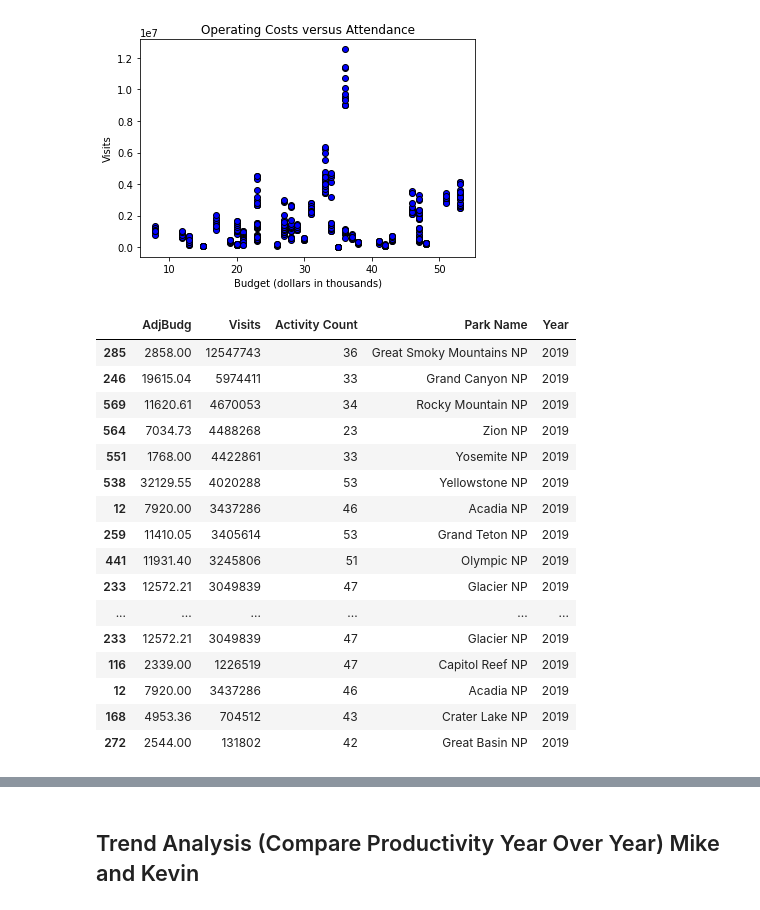
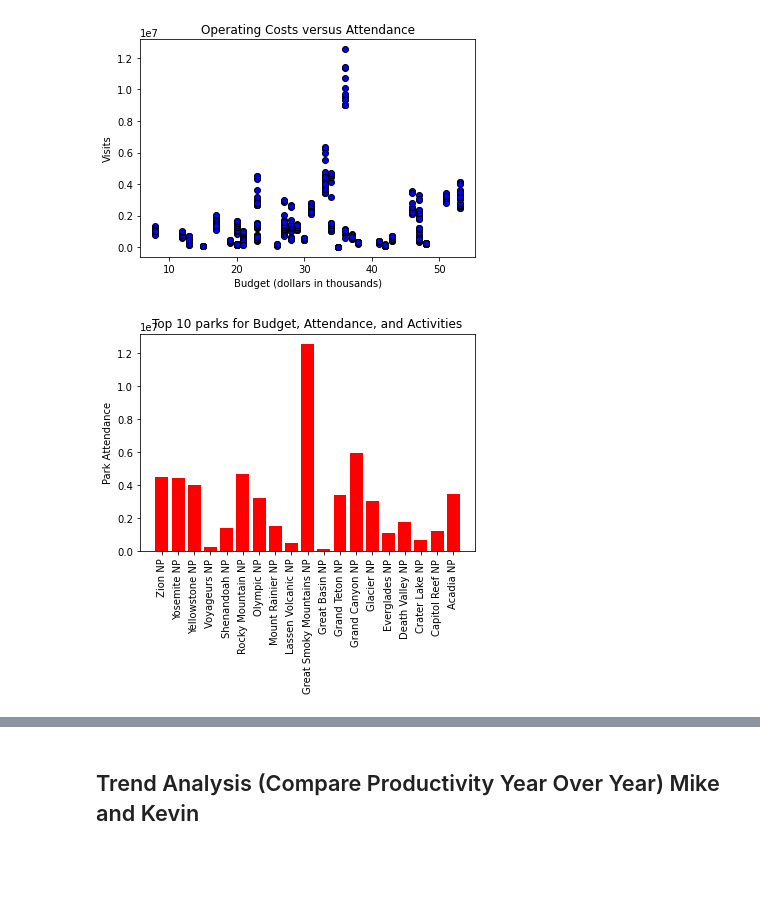
Before and after one commit to mregpala/project-national-park-performance, a Jupyter notebook: NationalParkAnalysis.ipynb, the cells around one changed output, grey strips where cells are left out. Drawn from its saved outputs; the diff is of its cells as text; code cells hidden in the pictures; blank space fills up the shorter version.

Commit message:
Combined Efrain's Data with mine

```diff
--- a/NationalParkAnalysis.ipynb
+++ b/NationalParkAnalysis.ipynb
@@ -610,7 +620,7 @@ fig
 # %% [markdown]
 ## Scater/Line Plots Operating Costs versus Attendance (Ana and Efrain)  Be creative
 # %%
-Analysis=Budget_Attendance_final_df.loc[:,["AdjBudg","Visits","Activity Count", "Park Name", "Year"]]
+Analysis=Budget_Attendance_final_df.loc[:,["AdjBudg(dollars in thousands)","Visits","Activity Count", "Park Name", "Year"]]
 Analysis
 Activity_Count = Analysis["Activity Count"].values.tolist()
 Budget = Analysis["Activity Count"].values.tolist()
@@ -633,25 +643,22 @@ Hist_data
 group=Hist_data.groupby(["Park Name"]).head()
 group
 TopActivities=group.sort_values(by=["Activity Count"],ascending=False).head(10)
-TopCost=group.sort_values(by=["AdjBudg"],ascending=False).head(10)
+TopCost=group.sort_values(by=["AdjBudg(dollars in thousands)"],ascending=False).head(10)
 TopVisit=group.sort_values(by=["Visits"],ascending=False).head(10)
 Histograms  = [TopVisit,TopCost,TopActivities]
 Master_Top_10= pd.concat(Histograms)
+Clean_Master=Master_Top_10.sort_values(by=["Park Name"],ascending=False).drop_duplicates()
+Finalact=Clean_Master["Activity Count"].values.tolist()
+Finalbud=Clean_Master["AdjBudg(dollars in thousands)"].values.tolist()
+Clean_Visit=Clean_Master['Visits'].values.tolist()
+name=Clean_Master['Park Name'].values.tolist()
+data= [[name,Clean_Visit,Finalbud,Finalact]]
+# Clean_Master.plot.bar(title="test").legend(loc=1)
-# %% [output]
-|  | AdjBudg | Visits | Activity Count | Park Name | Year |
-| 285 | 2858.00 | 12547743 | 36 | Great Smoky Mountains NP | 2019 |
-| 246 | 19615.04 | 5974411 | 33 | Grand Canyon NP | 2019 |
-| 569 | 11620.61 | 4670053 | 34 | Rocky Mountain NP | 2019 |
-| 564 | 7034.73 | 4488268 | 23 | Zion NP | 2019 |
-| 551 | 1768.00 | 4422861 | 33 | Yosemite NP | 2019 |
-| 538 | 32129.55 | 4020288 | 53 | Yellowstone NP | 2019 |
-| 12 | 7920.00 | 3437286 | 46 | Acadia NP | 2019 |
-| 259 | 11410.05 | 3405614 | 53 | Grand Teton NP | 2019 |
-| 441 | 11931.40 | 3245806 | 51 | Olympic NP | 2019 |
-| 233 | 12572.21 | 3049839 | 47 | Glacier NP | 2019 |
-| ... | ... | ... | ... | ... | ... |
-| 233 | 12572.21 | 3049839 | 47 | Glacier NP | 2019 |
-| 116 | 2339.00 | 1226519 | 47 | Capitol Reef NP | 2019 |
-| 12 | 7920.00 | 3437286 | 46 | Acadia NP | 2019 |
-| 168 | 4953.36 | 704512 | 43 | Crater Lake NP | 2019 |
-| 272 | 2544.00 | 131802 | 42 | Great Basin NP | 2019 |
+# %%
+plt.bar(name,Clean_Visit, color="r")
+plt.xticks(rotation=90, horizontalalignment="center")
+plt.title("Top 10 parks for Budget, Attendance, and Activities")
+plt.ylabel("Park Attendance")
+plt.show()
+# %% [output]
+[figure, added]
```
Also changed, not shown: parts of 15 cells of this notebook.
